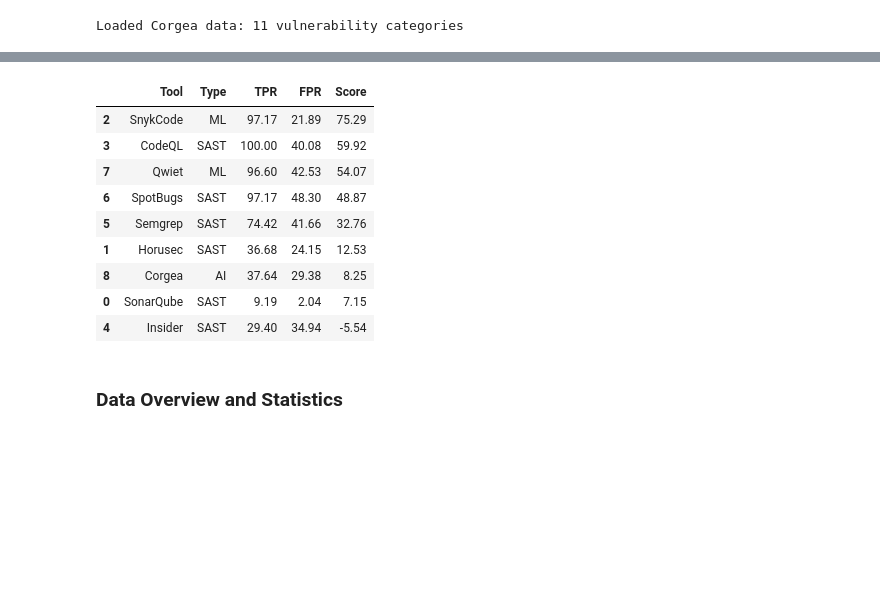
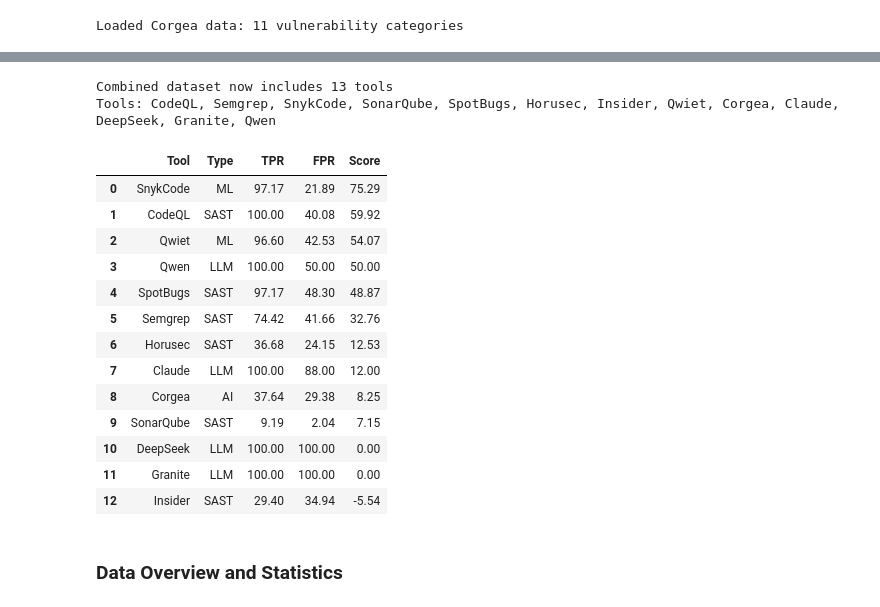
Before and after one commit to ibrahimssmalik/tool_analysis, a Jupyter notebook: sast_scorecard_analysis.ipynb, the cells around one changed output, grey strips where cells are left out. Drawn from its saved outputs; the diff is of its cells as text; code cells hidden in the pictures; blank space fills up the shorter version.

```diff
--- a/sast_scorecard_analysis.ipynb
+++ b/sast_scorecard_analysis.ipynb
@@ -26,7 +27,8 @@ sns.set_palette("husl")
 # %%
 tool_types = {'CodeQL':'SAST', 'Semgrep':'SAST', 'SonarQube':'SAST', 'PMD':'SAST', 'SpotBugs':'SAST', 'Horusec': 'SAST', 'Insider': 'SAST',\
               'Qwiet': 'ML', 'SnykCode': 'ML',
-              'Corgea': 'AI', 'Qodo': 'AI', 'Endor': 'AI'}
+              'Corgea': 'AI', 'Qodo': 'AI', 'Endor': 'AI',
+              'GPT': 'LLM', 'Claude': 'LLM', 'DeepSeek': 'LLM', 'Granite': 'LLM', 'Llama': 'LLM', 'Qwen': 'LLM', 'Gemini': 'LLM'}
 # %%
 def parse_tool_scorecard(html_file):
     """
@@ -159,11 +161,13 @@ to_save = '/Users/ibrahimmalik/Documents/code_tests/code-analysis/BenchmarkJava/
 os.makedirs(to_save, exist_ok=True)
 # %%
 # find all scorecard HTML files
-tool_scorecards = glob.glob(os.path.join(scorecard_dir, '*.html')) # + \
-                #   glob.glob(os.path.join(scorecard_dir, '*Semgrep*.html')) + \
-                #   glob.glob(os.path.join(scorecard_dir, '*Snyk*.html')) + \
-                #   glob.glob(os.path.join(scorecard_dir, '*SonarQube*.html')) + \
-                #   glob.glob(os.path.join(scorecard_dir, '*SpotBugs*.html'))
+tool_scorecards = glob.glob(os.path.join(scorecard_dir, '*CodeQL*.html')) + \
+                  glob.glob(os.path.join(scorecard_dir, '*Semgrep*.html')) + \
+                  glob.glob(os.path.join(scorecard_dir, '*Snyk*.html')) + \
+                  glob.glob(os.path.join(scorecard_dir, '*SonarQube*.html')) + \
+                  glob.glob(os.path.join(scorecard_dir, '*SpotBugs*.html')) + \
+                  glob.glob(os.path.join(scorecard_dir, '*Horusec*.html')) + \
+                  glob.glob(os.path.join(scorecard_dir, '*Insider*.html'))
 
 vuln_scorecards = glob.glob(os.path.join(scorecard_dir, '*Command_Injection*.html')) + \
                   glob.glob(os.path.join(scorecard_dir, '*SQL_Injection*.html')) + \
@@ -341,0 +511,3 @@ Tools: SonarQube, Horusec, SnykCode, CodeQL, Insider, Semgrep, SpotBugs, Qwiet,
+# %%
+df_llm_metrics = load_llm_metrics(RESULTS_DIR)
+df_agg_llm_metrics = load_agg_llm_metrics(RESULTS_DIR)
@@ -342,3 +542,19 @@ Tools: SonarQube, Horusec, SnykCode, CodeQL, Insider, Semgrep, SpotBugs, Qwiet,
+# %%
+# Merge with existing tool data
+if df_agg_llm_metrics is not None and 'df_tools' in locals():
+    df_tools_original = df_tools.copy()
+    df_tools = pd.concat([df_tools_original, df_agg_llm_metrics], ignore_index=True)
+    df_tools['Tool'] = df_tools['Tool'].apply(lambda x: x.split()[0] if ' ' in x else x)
+    df_tools['Type'] = df_tools['Tool'].apply(lambda tool: tool_types.get(tool, 'Unknown'))
+
+    print(f"Combined dataset now includes {df_tools['Tool'].nunique()} tools")
+    print(f"Tools: {', '.join(df_tools['Tool'].unique())}")
+elif df_agg_llm_metrics is not None:
+    df_tools = pd.concat([df_agg_llm_metrics], ignore_index=True)
+    print(f"Created dataset with {df_tools['Tool'].nunique()} tools from framework")
+# %% [output]
+Combined dataset now includes 13 tools
+Tools: CodeQL, Semgrep, SnykCode, SonarQube, SpotBugs, Horusec, Insider, Qwiet, Corgea, Claude, DeepSeek, Granite, Qwen
 # %%
 # Calculate overall metrics for all tools
 tool_summary = []
@@ -347,43 +563,47 @@ for tool in df_tools['Tool'].unique():
     tool_data = df_tools[df_tools['Tool'] == tool]
 
     # Calculate weighted averages
     total_expected = tool_data['Total'].sum()
     total_tp = tool_data['TP'].sum()
     total_fp = tool_data['FP'].sum()
     total_fn = tool_data['FN'].sum()
     total_tn = tool_data['TN'].sum()
 
     total_vulnerable = total_tp + total_fn
     total_non_vulnerable = total_tn + total_fp
 
     # Calculate overall TPR and FPR
     overall_tpr = (total_tp / total_vulnerable * 100) if total_vulnerable > 0 else 0
     overall_fpr = (total_fp / total_non_vulnerable * 100) if total_non_vulnerable > 0 else 0
 
     overall_score = overall_tpr - overall_fpr
 
     tool_summary.append({
         'Tool': tool,
         'Type': tool_types.get(tool, 'Unknown'),
         'TPR': round(overall_tpr, 2),
         'FPR': round(overall_fpr, 2),
         'Score': round(overall_score, 2)
     })
 
 # Create updated summary
 df_summary = pd.DataFrame(tool_summary)
-display(df_summary.sort_values('Score', ascending=False))
+display(df_summary.sort_values('Score', ascending=False).reset_index(drop=True))
 # %% [output]
 |  | Tool | Type | TPR | FPR | Score |
-| 2 | SnykCode | ML | 97.17 | 21.89 | 75.29 |
-| 3 | CodeQL | SAST | 100.00 | 40.08 | 59.92 |
-| 7 | Qwiet | ML | 96.60 | 42.53 | 54.07 |
-| 6 | SpotBugs | SAST | 97.17 | 48.30 | 48.87 |
+| 0 | SnykCode | ML | 97.17 | 21.89 | 75.29 |
+| 1 | CodeQL | SAST | 100.00 | 40.08 | 59.92 |
+| 2 | Qwiet | ML | 96.60 | 42.53 | 54.07 |
+| 3 | Qwen | LLM | 100.00 | 50.00 | 50.00 |
+| 4 | SpotBugs | SAST | 97.17 | 48.30 | 48.87 |
 | 5 | Semgrep | SAST | 74.42 | 41.66 | 32.76 |
-| 1 | Horusec | SAST | 36.68 | 24.15 | 12.53 |
+| 6 | Horusec | SAST | 36.68 | 24.15 | 12.53 |
+| 7 | Claude | LLM | 100.00 | 88.00 | 12.00 |
 | 8 | Corgea | AI | 37.64 | 29.38 | 8.25 |
-| 0 | SonarQube | SAST | 9.19 | 2.04 | 7.15 |
-| 4 | Insider | SAST | 29.40 | 34.94 | -5.54 |
+| 9 | SonarQube | SAST | 9.19 | 2.04 | 7.15 |
+| 10 | DeepSeek | LLM | 100.00 | 100.00 | 0.00 |
+| 11 | Granite | LLM | 100.00 | 100.00 | 0.00 |
+| 12 | Insider | SAST | 29.40 | 34.94 | -5.54 |
 # %% [markdown]
 ### Data Overview and Statistics
 # %%
```
Also changed, not shown: parts of 17 cells of this notebook.
